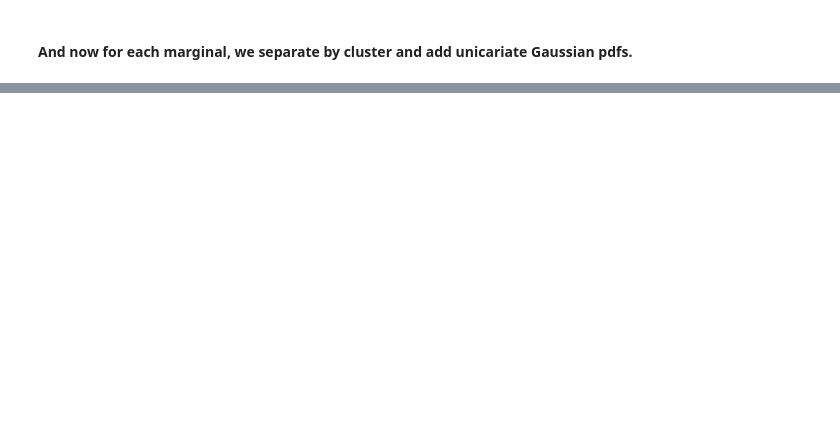
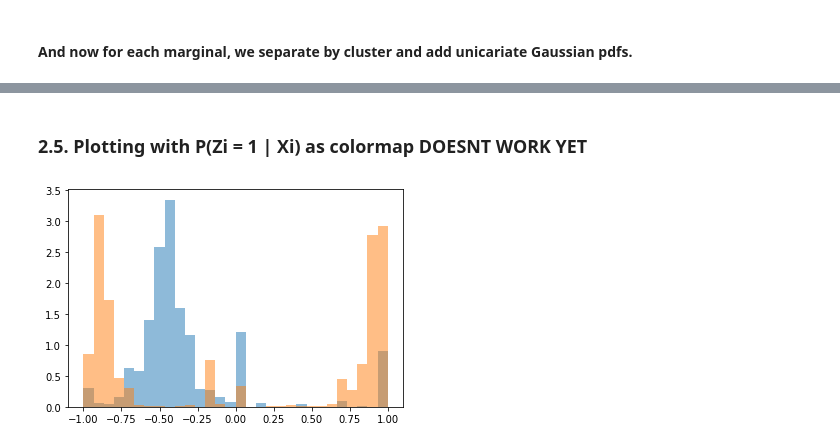
Before and after one commit to juli31/ProbabilisticDataMining, a Jupyter notebook: lab1/notebook.ipynb, the cells around one changed output, grey strips where cells are left out. Cells and saved outputs as stored; diff of their text form; code cells hidden in the pictures; blank space fills up the shorter version.

```diff
--- a/lab1/notebook.ipynb
+++ b/lab1/notebook.ipynb
@@ -162,0 +171,27 @@ plot_hist_gaussian(y0_data,y0_pdf,y1_data,y1_pdf, title = "Labeled Amerge y data
+# %% [markdown]
+### 2.5. Plotting with P(Zi = 1 | Xi) as colormap DOESNT WORK YET
+# %%
+p_1 = list(Amerge_labeled_df['label']).count(1)/len(Amerge_labeled_df['label'])
+nx, binsx, patchesx = plt.hist(x_data, 30, density=True,alpha=0.5);
+ny, binsy, patchesy = plt.hist(y_data, 30, density=True,alpha=0.5);
+
+def get_bin(val,bins):
+    for i in range(len(bins)):
+        if val < bins[i]:
+            return i-1
+
+def get_probs():
+    probs = []
+    for item in Amerge:
+        prob = p_1 / ((nx[get_bin(item[0],binsx)]/sum(nx)) * (ny[get_bin(item[1],binsy)]/sum(ny)))
+        probs.append(prob)
+    return probs
+x = get_probs()
+
+# anerge_labeled_probab = util.df_fromarr(x = [x[0] for x in Amerge],\
+#                                     y = [x[1] for x in Amerge],\
+#                                     label= get_probs())
+# alt.Chart(anerge_labeled_probab, height = 250, width = 250).mark_point(filled = True).encode(
+#                     alt.X("x:Q"), alt.Y("y:Q"), alt.Color("label:Q")).interactive().display()
+# %% [output]
+[figure, added]
```
Also changed, not shown: parts of 12 cells of this notebook, 1 other file.
